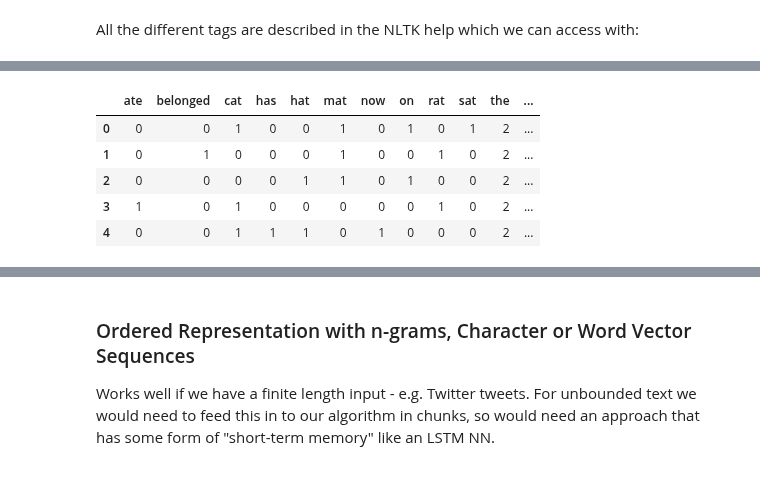
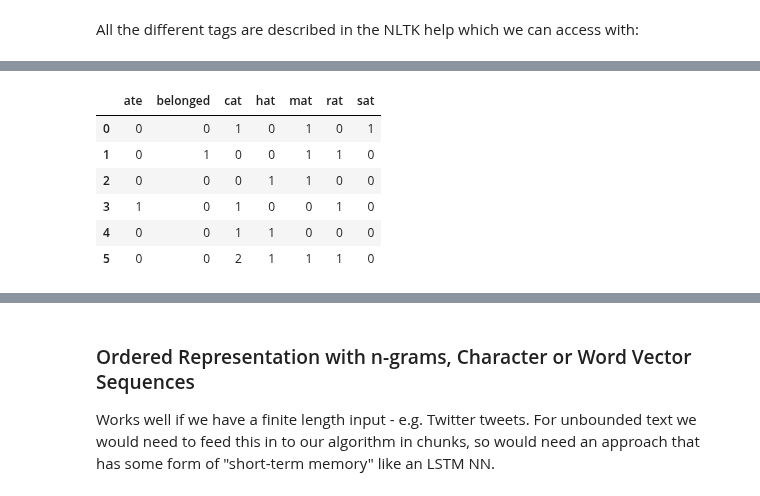
Before and after one commit to gramster/gramw.github.io, a Jupyter notebook: posts/NLP basics.ipynb, the cells around one changed output, grey strips where cells are left out. Saved outputs shown, nothing was run; the diff lists cells and outputs as text; code cells hidden in the pictures.

```diff
--- a/posts/NLP basics.ipynb
+++ b/posts/NLP basics.ipynb
@@ -189,22 +305,24 @@ WRB: Wh-adverb
 # %%
-import pandas as pd
-from sklearn.feature_extraction.text import CountVectorizer
-
 data = [
     "the cat sat on the mat",
     "the mat belonged to the rat",
     "the hat was on the mat",
     "the cat ate the rat",
-    "the cat now has the hat"
+    "the cat now has the hat",
+    "cat hat, cat mat, no rat"
 ]
 
-v = CountVectorizer()
+import pandas as pd
+from sklearn.feature_extraction.text import CountVectorizer
+
+v = CountVectorizer(stop_words="english")
 X = v.fit_transform(data)
 pd.DataFrame(X.toarray(), columns=v.get_feature_names())
 # %% [output]
-|  | ate | belonged | cat | has | hat | mat | now | on | rat | sat | the | ... |
-| 0 | 0 | 0 | 1 | 0 | 0 | 1 | 0 | 1 | 0 | 1 | 2 | ... |
-| 1 | 0 | 1 | 0 | 0 | 0 | 1 | 0 | 0 | 1 | 0 | 2 | ... |
-| 2 | 0 | 0 | 0 | 0 | 1 | 1 | 0 | 1 | 0 | 0 | 2 | ... |
-| 3 | 1 | 0 | 1 | 0 | 0 | 0 | 0 | 0 | 1 | 0 | 2 | ... |
-| 4 | 0 | 0 | 1 | 1 | 1 | 0 | 1 | 0 | 0 | 0 | 2 | ... |
+|  | ate | belonged | cat | hat | mat | rat | sat |
+| 0 | 0 | 0 | 1 | 0 | 1 | 0 | 1 |
+| 1 | 0 | 1 | 0 | 0 | 1 | 1 | 0 |
+| 2 | 0 | 0 | 0 | 1 | 1 | 0 | 0 |
+| 3 | 1 | 0 | 1 | 0 | 0 | 1 | 0 |
+| 4 | 0 | 0 | 1 | 1 | 0 | 0 | 0 |
+| 5 | 0 | 0 | 2 | 1 | 1 | 1 | 0 |
```
Also changed, not shown: parts of 31 cells of this notebook, 5 other files.
